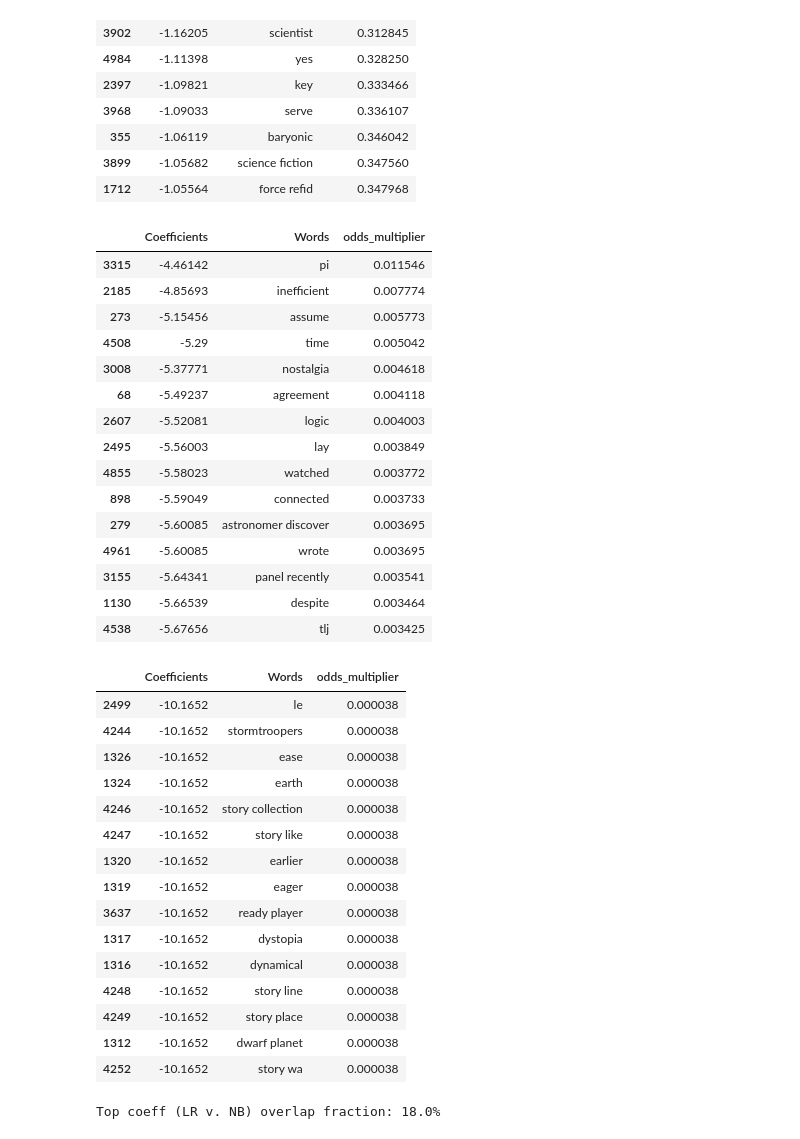
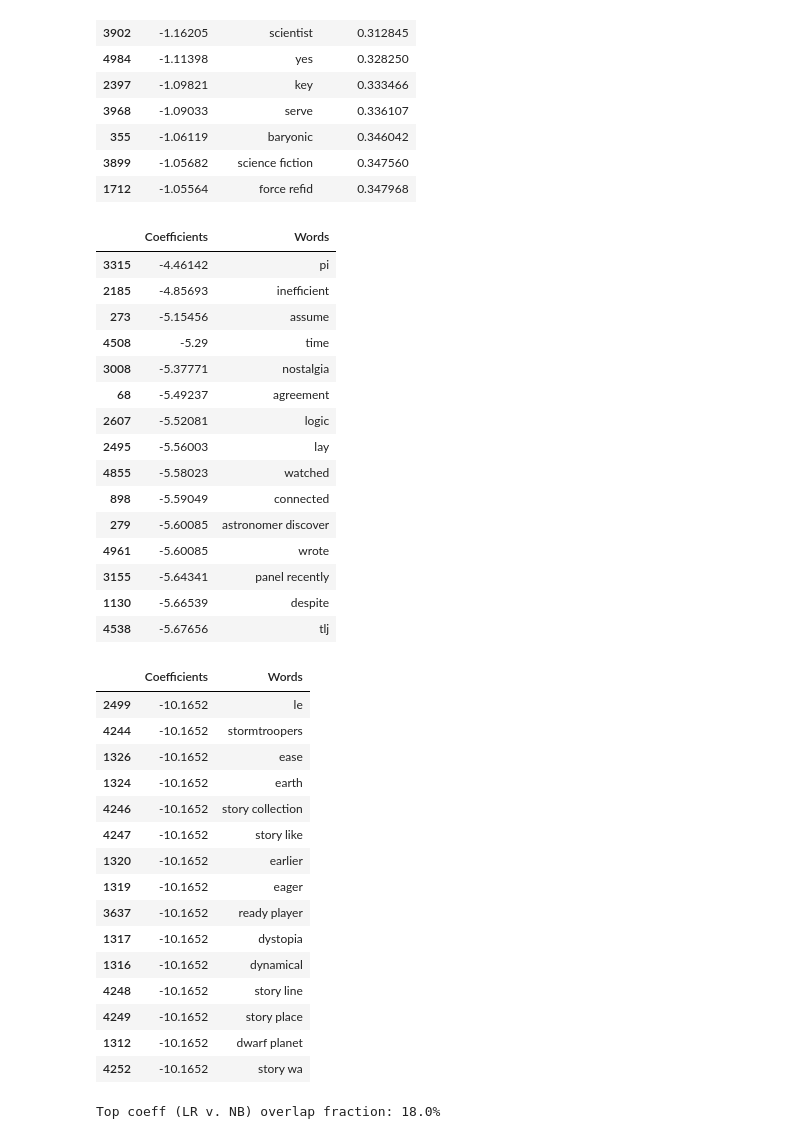
Before and after one commit to manukalia/Subreddits_Classification_NLP, a Jupyter notebook: Project_3_Manu_Kalia_Solution.ipynb, the cells around one changed output. Drawn from its saved outputs; the diff is of its cells as text; code cells hidden in the pictures.

```diff
--- a/Project_3_Manu_Kalia_Solution.ipynb
+++ b/Project_3_Manu_Kalia_Solution.ipynb
@@ -682,44 +706,43 @@ lr_coeff_df.sort_values(by='Coefficients', ascending=True).head(15)
 | 1712 | -1.05564 | force refid | 0.347968 |
 # %%
 nb_coeff_df = pd.DataFrame([nb.coef_[0], cvec.get_feature_names()], index= ['Coefficients', 'Words']).T
-nb_coeff_df['odds_multiplier'] = [np.exp(nb_coeff_df.loc[row, 'Coefficients']) for row in nb_coeff_df.index]
 nb_coeff_df.sort_values(by='Coefficients', ascending=False).head(15)
 # %% [output]
-|  | Coefficients | Words | odds_multiplier |
-| 3315 | -4.46142 | pi | 0.011546 |
-| 2185 | -4.85693 | inefficient | 0.007774 |
-| 273 | -5.15456 | assume | 0.005773 |
-| 4508 | -5.29 | time | 0.005042 |
-| 3008 | -5.37771 | nostalgia | 0.004618 |
-| 68 | -5.49237 | agreement | 0.004118 |
-| 2607 | -5.52081 | logic | 0.004003 |
-| 2495 | -5.56003 | lay | 0.003849 |
-| 4855 | -5.58023 | watched | 0.003772 |
-| 898 | -5.59049 | connected | 0.003733 |
-| 279 | -5.60085 | astronomer discover | 0.003695 |
-| 4961 | -5.60085 | wrote | 0.003695 |
-| 3155 | -5.64341 | panel recently | 0.003541 |
-| 1130 | -5.66539 | despite | 0.003464 |
-| 4538 | -5.67656 | tlj | 0.003425 |
+|  | Coefficients | Words |
+| 3315 | -4.46142 | pi |
+| 2185 | -4.85693 | inefficient |
+| 273 | -5.15456 | assume |
+| 4508 | -5.29 | time |
+| 3008 | -5.37771 | nostalgia |
+| 68 | -5.49237 | agreement |
+| 2607 | -5.52081 | logic |
+| 2495 | -5.56003 | lay |
+| 4855 | -5.58023 | watched |
+| 898 | -5.59049 | connected |
+| 279 | -5.60085 | astronomer discover |
+| 4961 | -5.60085 | wrote |
+| 3155 | -5.64341 | panel recently |
+| 1130 | -5.66539 | despite |
+| 4538 | -5.67656 | tlj |
 # %%
 nb_coeff_df.sort_values(by='Coefficients', ascending=True).head(15)
 # %% [output]
-|  | Coefficients | Words | odds_multiplier |
-| 2499 | -10.1652 | le | 0.000038 |
-| 4244 | -10.1652 | stormtroopers | 0.000038 |
-| 1326 | -10.1652 | ease | 0.000038 |
-| 1324 | -10.1652 | earth | 0.000038 |
-| 4246 | -10.1652 | story collection | 0.000038 |
-| 4247 | -10.1652 | story like | 0.000038 |
-| 1320 | -10.1652 | earlier | 0.000038 |
-| 1319 | -10.1652 | eager | 0.000038 |
-| 3637 | -10.1652 | ready player | 0.000038 |
-| 1317 | -10.1652 | dystopia | 0.000038 |
-| 1316 | -10.1652 | dynamical | 0.000038 |
-| 4248 | -10.1652 | story line | 0.000038 |
-| 4249 | -10.1652 | story place | 0.000038 |
-| 1312 | -10.1652 | dwarf planet | 0.000038 |
-| 4252 | -10.1652 | story wa | 0.000038 |
+|  | Coefficients | Words |
+| 2499 | -10.1652 | le |
+| 4244 | -10.1652 | stormtroopers |
+| 1326 | -10.1652 | ease |
+| 1324 | -10.1652 | earth |
+| 4246 | -10.1652 | story collection |
+| 4247 | -10.1652 | story like |
+| 1320 | -10.1652 | earlier |
+| 1319 | -10.1652 | eager |
+| 3637 | -10.1652 | ready player |
+| 1317 | -10.1652 | dystopia |
+| 1316 | -10.1652 | dynamical |
+| 4248 | -10.1652 | story line |
+| 4249 | -10.1652 | story place |
+| 1312 | -10.1652 | dwarf planet |
+| 4252 | -10.1652 | story wa |
 # %%
 top_lr_coeff_words = list(lr_coeff_df.sort_values(by='Coefficients', ascending=False).head(50)['Words'])
 top_nb_coeff_words = list(nb_coeff_df.sort_values(by='Coefficients', ascending=False).head(50)['Words'])
```
Also changed, not shown: parts of 14 cells of this notebook, 4 other files.
